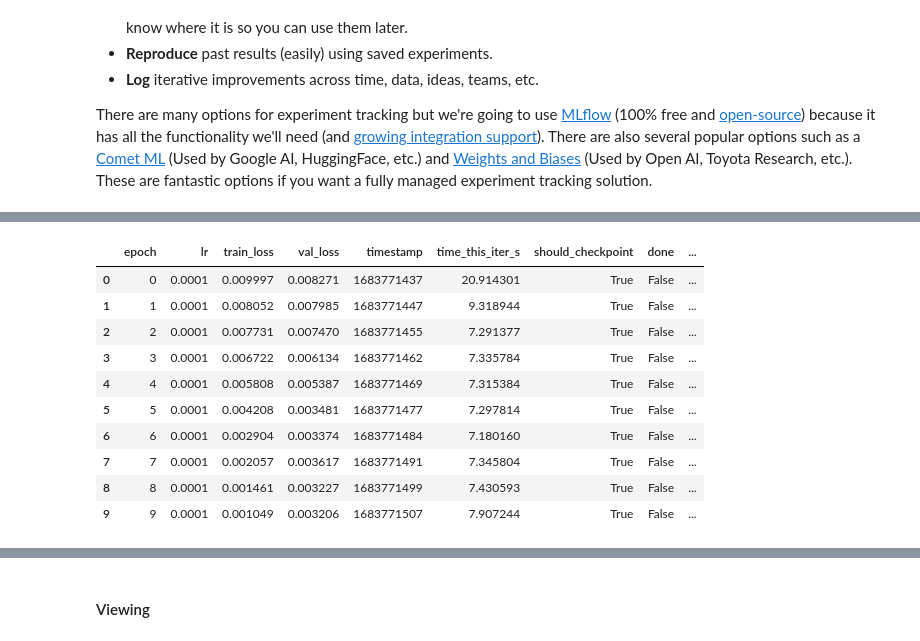
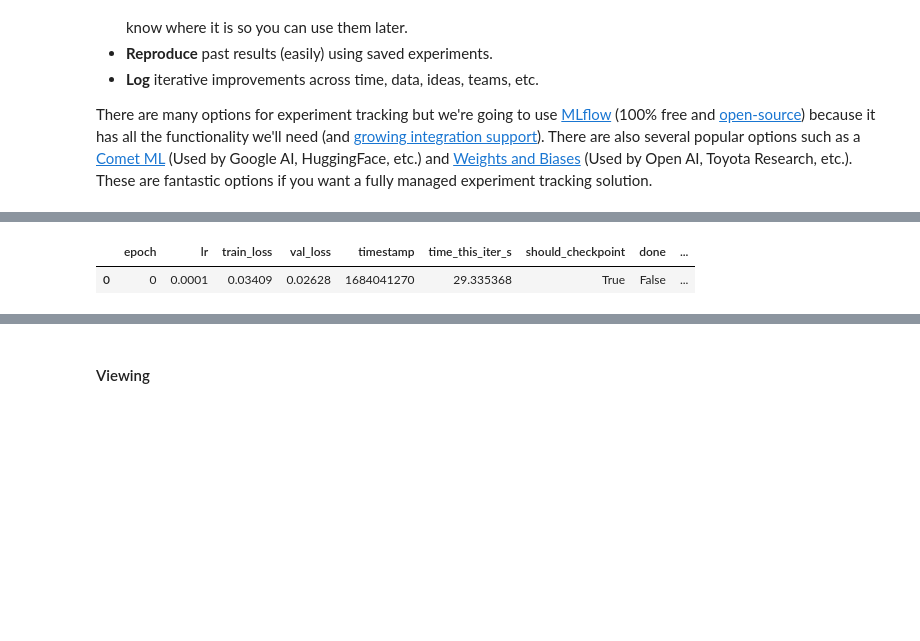
Before and after one commit to anyscale/Made-With-ML, a Jupyter notebook: notebooks/madewithml.ipynb, the cells around one changed output, grey strips where cells are left out. Saved outputs shown, nothing was run; the diff lists cells and outputs as text; code cells hidden in the pictures; blank space fills up the shorter version.

```diff
--- a/notebooks/madewithml.ipynb
+++ b/notebooks/madewithml.ipynb
@@ -998,6 +1057,6 @@ trainer = TorchTrainer(
 # %%
 %%time
 # Train
-result = trainer.fit()
+results = trainer.fit()
 # %% [output]
 Tune Status
@@ -1052,17 +1097,8 @@ Wall time: 1min 48s
 # %%
-result.metrics_dataframe
+results.metrics_dataframe
 # %% [output]
 |  | epoch | lr | train_loss | val_loss | timestamp | time_this_iter_s | should_checkpoint | done | ... |
-| 0 | 0 | 0.0001 | 0.009997 | 0.008271 | 1683771437 | 20.914301 | True | False | ... |
-| 1 | 1 | 0.0001 | 0.008052 | 0.007985 | 1683771447 | 9.318944 | True | False | ... |
-| 2 | 2 | 0.0001 | 0.007731 | 0.007470 | 1683771455 | 7.291377 | True | False | ... |
-| 3 | 3 | 0.0001 | 0.006722 | 0.006134 | 1683771462 | 7.335784 | True | False | ... |
-| 4 | 4 | 0.0001 | 0.005808 | 0.005387 | 1683771469 | 7.315384 | True | False | ... |
-| 5 | 5 | 0.0001 | 0.004208 | 0.003481 | 1683771477 | 7.297814 | True | False | ... |
-| 6 | 6 | 0.0001 | 0.002904 | 0.003374 | 1683771484 | 7.180160 | True | False | ... |
-| 7 | 7 | 0.0001 | 0.002057 | 0.003617 | 1683771491 | 7.345804 | True | False | ... |
-| 8 | 8 | 0.0001 | 0.001461 | 0.003227 | 1683771499 | 7.430593 | True | False | ... |
-| 9 | 9 | 0.0001 | 0.001049 | 0.003206 | 1683771507 | 7.907244 | True | False | ... |
+| 0 | 0 | 0.0001 | 0.03409 | 0.02628 | 1684041270 | 29.335368 | True | False | ... |
 # %%
 # Sorted runs
 sorted_runs = mlflow.search_runs(experiment_names=[experiment_name], order_by=["metrics.val_loss ASC"])
```
Also changed, not shown: parts of 38 cells of this notebook, 10 other files.
